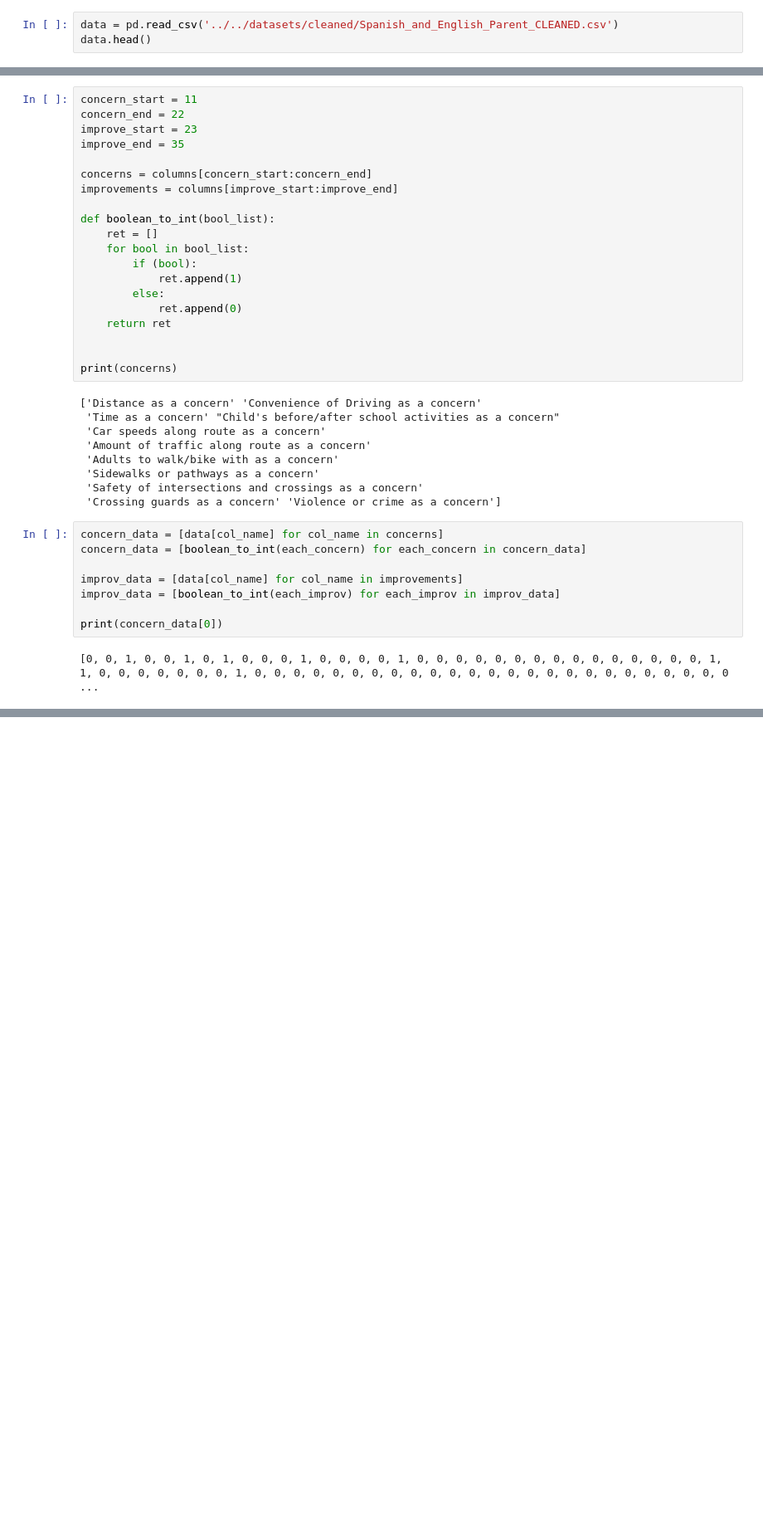
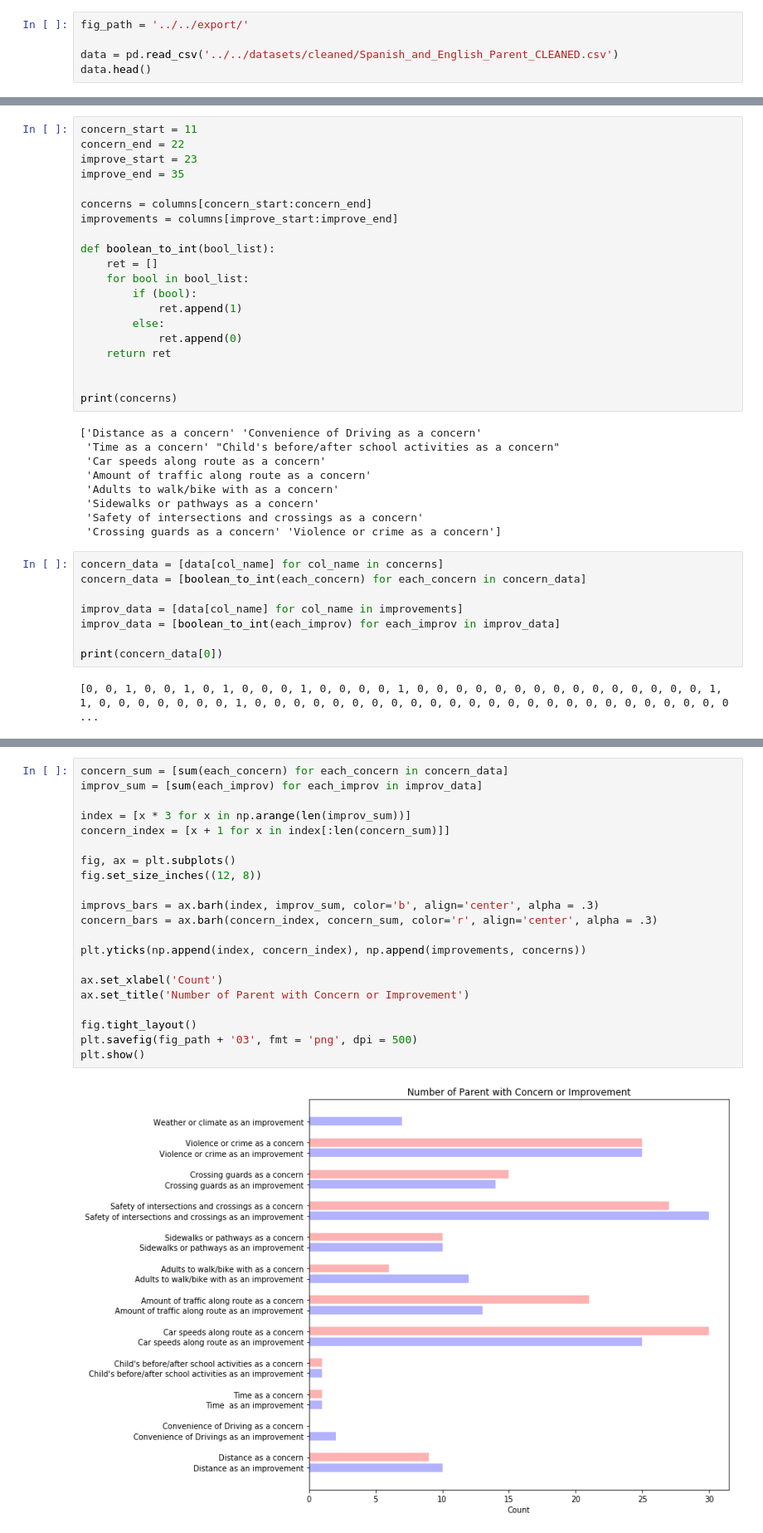
Before and after one commit to JoannaChang/ActiveSGV_Spring2019, a Jupyter notebook: notebook/analysis/thuan_analysis.ipynb, the cells around one changed output, grey strips where cells are left out. Shown at 83% size. Drawn from its saved outputs; the diff is of its cells as text; blank space fills up the shorter version.

```diff
--- a/notebook/analysis/thuan_analysis.ipynb
+++ b/notebook/analysis/thuan_analysis.ipynb
@@ -4,5 +4,7 @@ import numpy as np
 import matplotlib.pyplot as plt
 import math
 # %%
+fig_path = '../../export/'
+
 data = pd.read_csv('../../datasets/cleaned/Spanish_and_English_Parent_CLEANED.csv')
 data.head()
@@ -163,3 +175,26 @@ fig.tight_layout()
 plt.show()
 # %% [output]
 [figure]
+# %%
+concern_sum = [sum(each_concern) for each_concern in concern_data]
+improv_sum = [sum(each_improv) for each_improv in improv_data]
+
+index = [x * 3 for x in np.arange(len(improv_sum))]
+concern_index = [x + 1 for x in index[:len(concern_sum)]]
+
+fig, ax = plt.subplots()
+fig.set_size_inches((12, 8))
+
+improvs_bars = ax.barh(index, improv_sum, color='b', align='center', alpha = .3)
+concern_bars = ax.barh(concern_index, concern_sum, color='r', align='center', alpha = .3)
+
+plt.yticks(np.append(index, concern_index), np.append(improvements, concerns))
+
+ax.set_xlabel('Count')
+ax.set_title('Number of Parent with Concern or Improvement')
+
+fig.tight_layout()
+plt.savefig(fig_path + '03', fmt = 'png', dpi = 500)
+plt.show()
+# %% [output]
+[figure, added]
```
Also changed, not shown: parts of 8 cells of this notebook, 5 other files.
